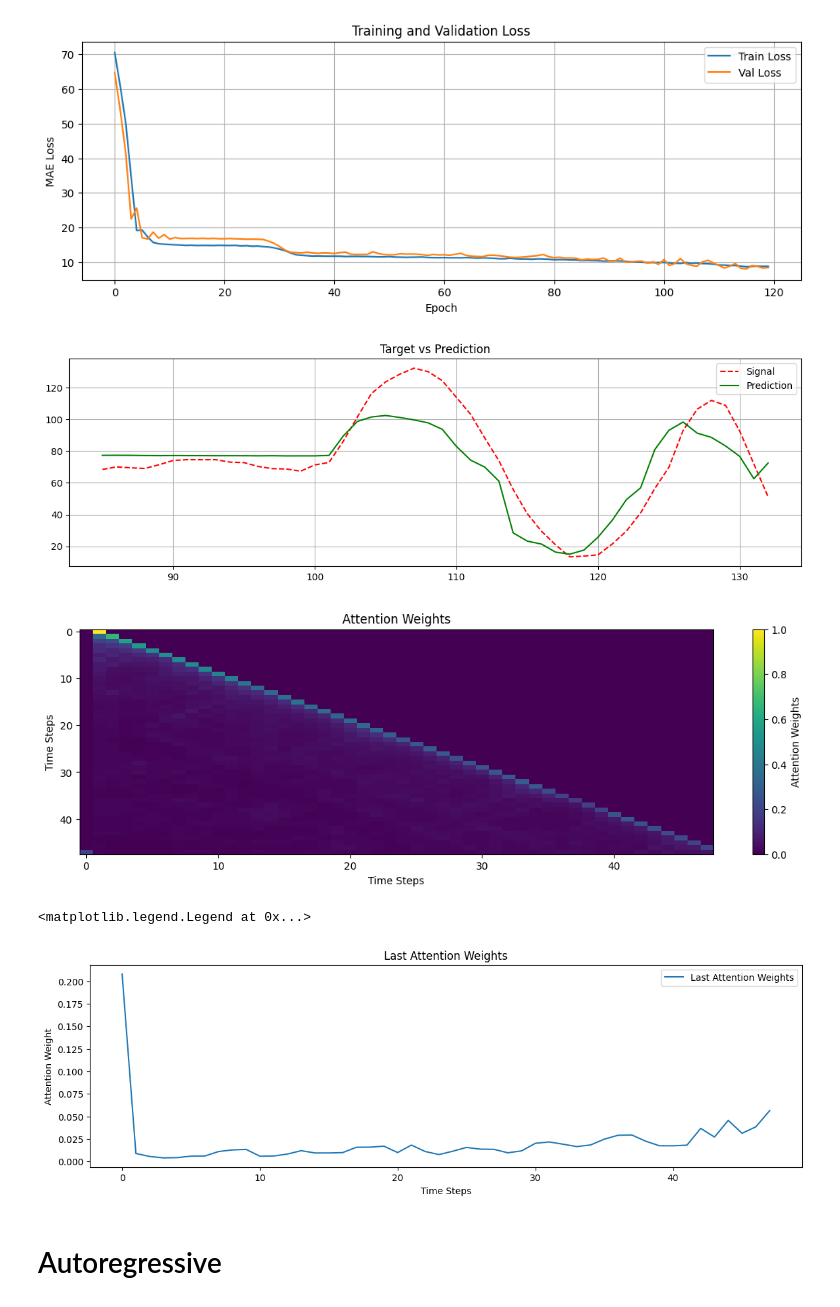
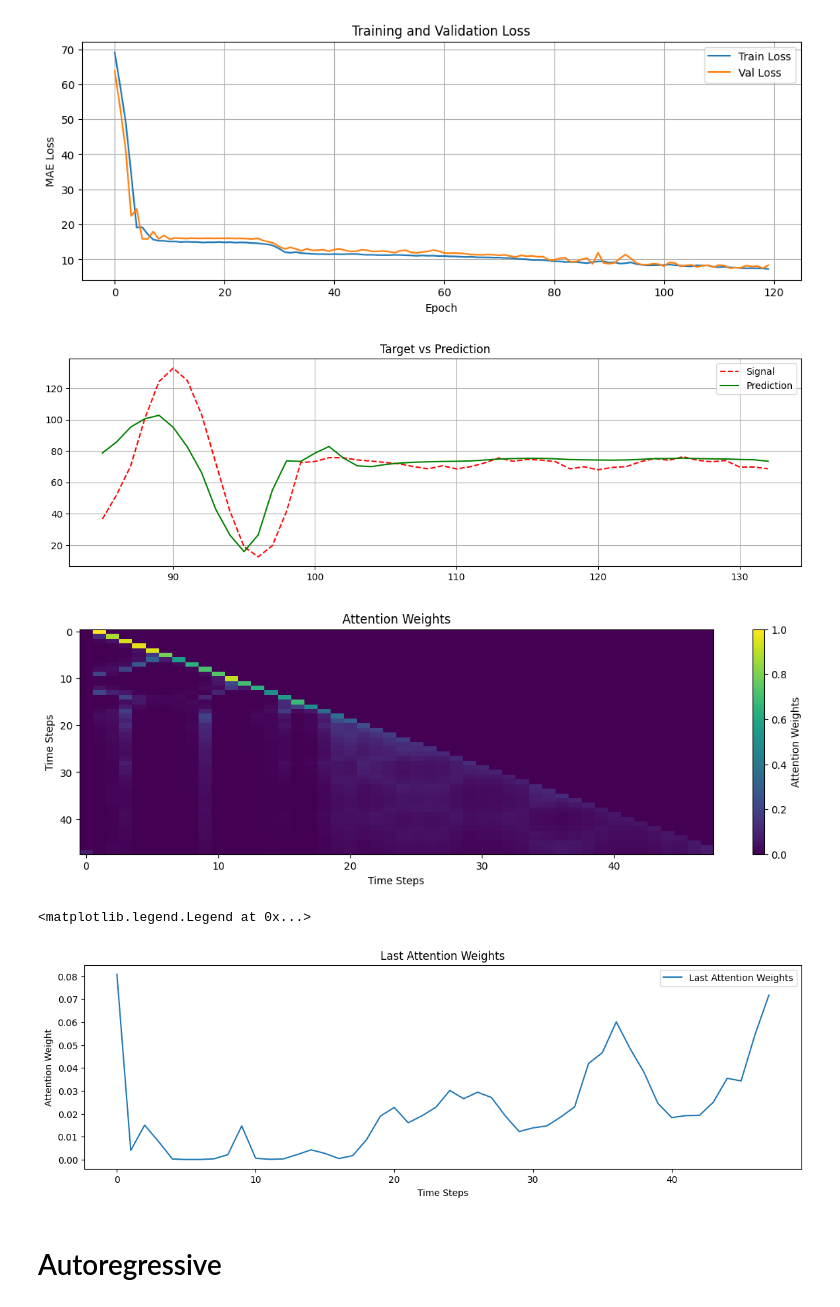
Before and after one commit to FinnAlberts/attention_analysis, a Jupyter notebook: test.ipynb, the cells around one changed output. Drawn from its saved outputs; the diff is of its cells as text; code cells hidden in the pictures.

```diff
--- a/test.ipynb
+++ b/test.ipynb
@@ -33,11 +33,12 @@ model = PointSimplexDecoderOnlyTransformer(
     norm_first=True,
     distance_metric=euclidean,
     conv_out_dim=64,
-    kernel_size=3,
+    kernel_size=7,
     n_heads=4
 )
 
 device = torch.device("cuda" if torch.cuda.is_available() else "cpu")
+print(f"Using device: {device}")
 model.to(device)
 
 criterion = nn.L1Loss()
@@ -116,23 +117,30 @@ plt.legend()
 plt.grid()
 plt.show()
 # %% [output]
-[figure, old version]
+[figure, new version]
 # %%
 # Retrieve input signal and target
-input_signal = fX[0, :, 0].cpu()  # Assuming first feature is the signal
-target = y.cpu()
-prediction = pred[-len(y):, 0]  # Last part of prediction sequence
+model.eval()
+X, fX, _, y = dataset[250]
+X = X.unsqueeze(0).cpu()
+fX = fX.unsqueeze(0).cpu()
+mask = torch.tril(torch.ones(X.shape[1], X.shape[1])).unsqueeze(0).cpu()
+model.to('cpu')
+
+with torch.no_grad():
+    pred = model(X, fX, mask=mask).squeeze(0).cpu()
+    fX = fX.squeeze(0).cpu()
 
 plt.figure(figsize=(14, 4))
 start_idx = 85
-plt.plot(range(start_idx, start_idx + len(input_signal)), input_signal, 'r--', label='Signal')
-plt.plot(range(start_idx, start_idx + len(input_signal)), prediction, 'g-', label='Prediction')
+plt.plot(range(start_idx, start_idx + len(fX)), fX, 'r--', label='Signal')
+plt.plot(range(start_idx, start_idx + len(fX)), pred, 'g-', label='Prediction')
 plt.legend()
 plt.title("Target vs Prediction")
 plt.grid()
 plt.show()
 # %% [output]
-[figure, old version]
+[figure, new version]
 # %%
 # visualize attention weights in a plot underneath the time series
 plt.figure(figsize=(14, 4))
@@ -145,7 +153,7 @@ plt.xlabel("Time Steps")
 plt.ylabel("Time Steps")
 plt.show()
 # %% [output]
-[figure, old version]
+[figure, new version]
 # %%
 # Plot only last attention weights as line plot
 plt.figure(figsize=(14, 4))
@@ -156,7 +164,7 @@ plt.ylabel("Attention Weight")
 plt.legend()
 # %% [output]
 <matplotlib.legend.Legend at 0x...>
-[figure, old version]
+[figure, new version]
 # %% [markdown]
 # Autoregressive
 # %%
```
Also changed, not shown: parts of 7 cells of this notebook.
